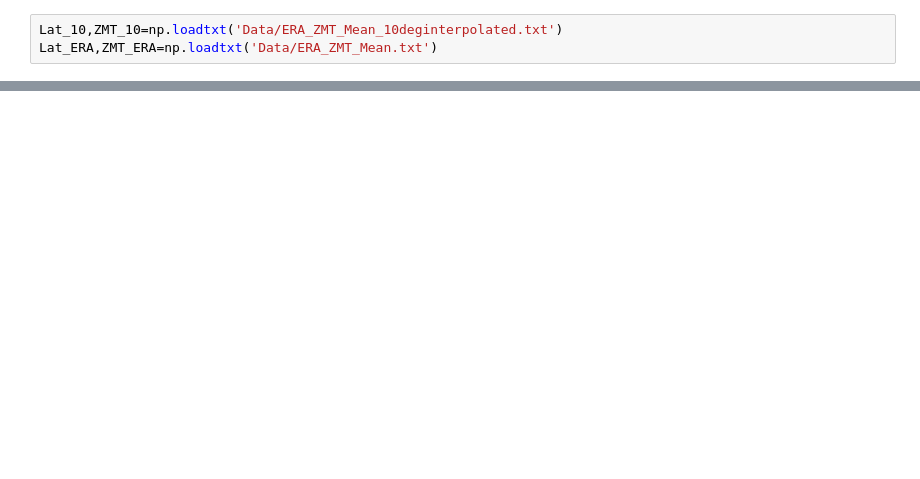
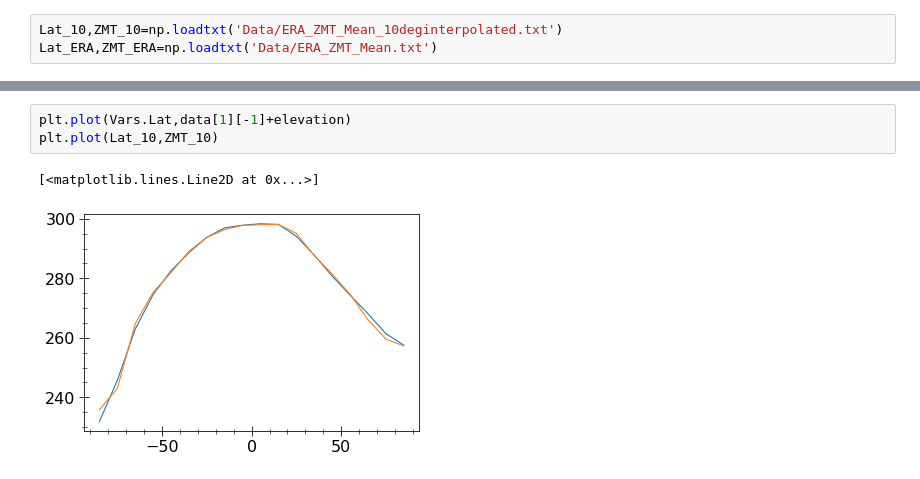
Before and after one commit to BenniSchmiedel/Low-dimensional-EBMs, a Jupyter notebook: Development_OptimizationZMTTarget.ipynb, the cells around one changed output, grey strips where cells are left out. Saved outputs shown, nothing was run; the diff lists cells and outputs as text; blank space fills up the shorter version.

```diff
--- a/Development_OptimizationZMTTarget.ipynb
+++ b/Development_OptimizationZMTTarget.ipynb
@@ -288,0 +326,6 @@ plt.plot(data[0][-10000:],data[2][-10000:])
+# %%
+plt.plot(Vars.Lat,data[1][-1]+elevation)
+plt.plot(Lat_10,ZMT_10)
+# %% [output]
+[<matplotlib.lines.Line2D at 0x...>]
+[figure, added]
```
Also changed, not shown: parts of 7 cells of this notebook, 12 other files.
